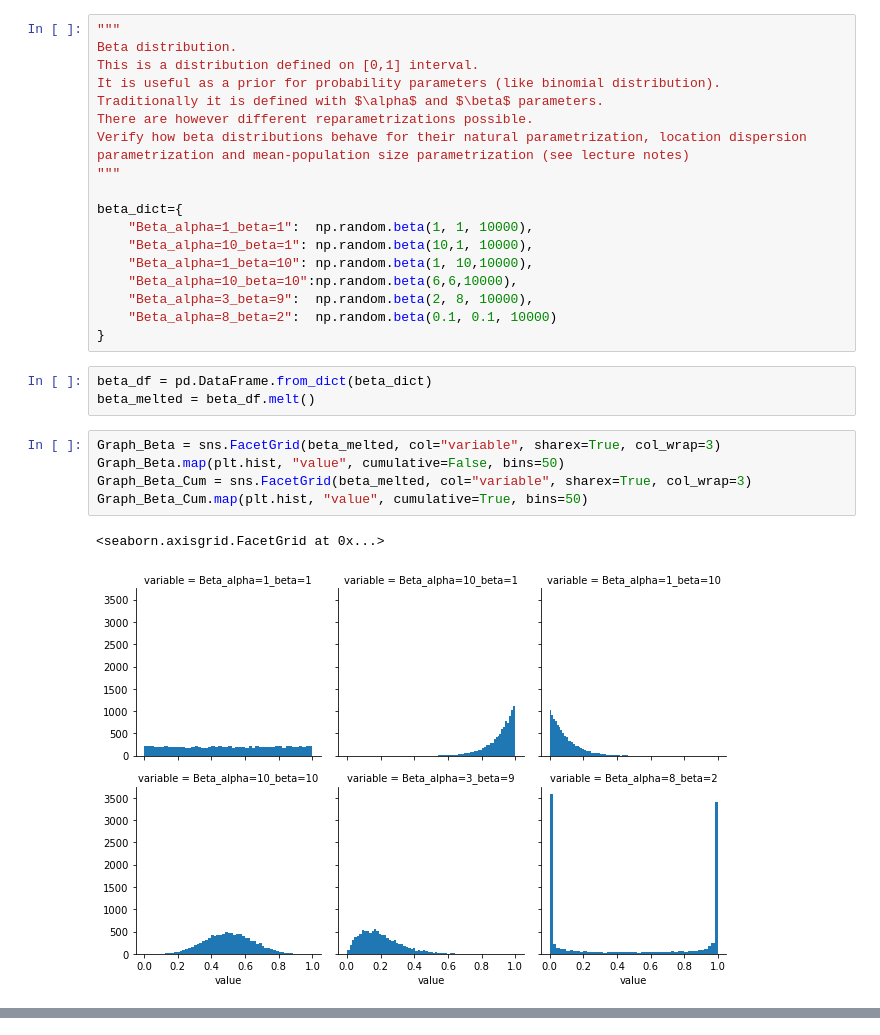
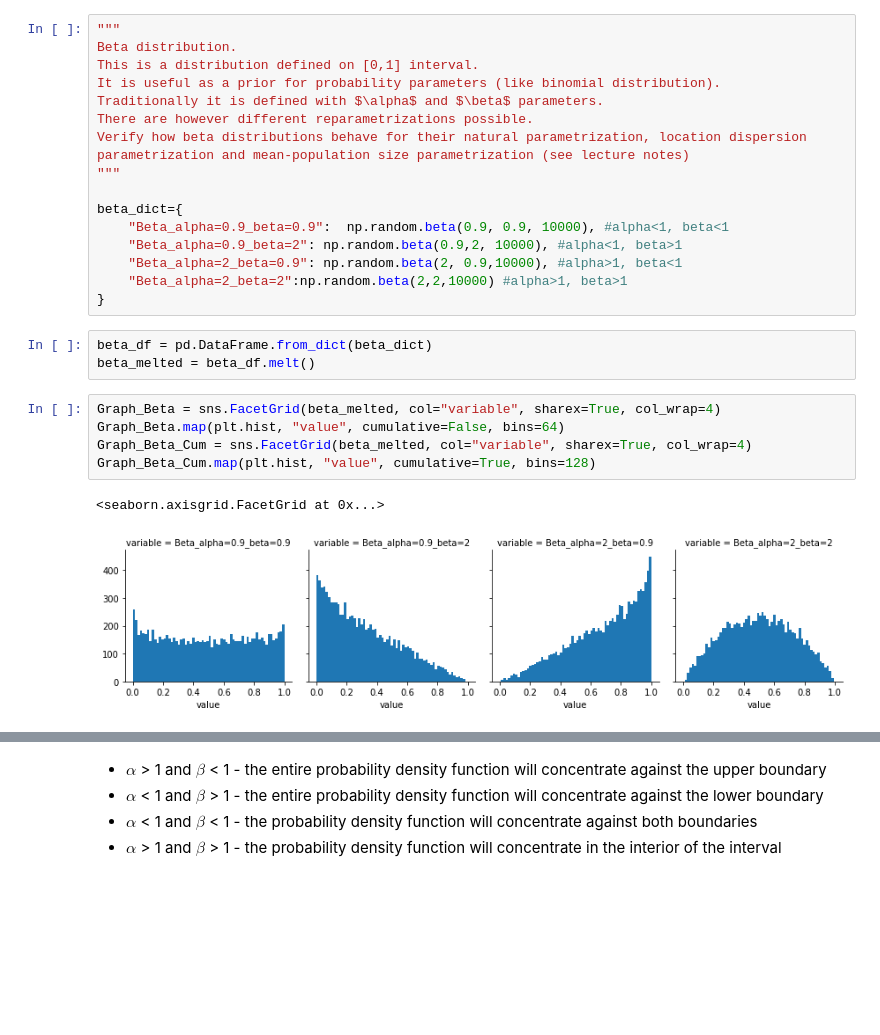
Before and after one commit to hmilanowski/CPS_DA, a Jupyter notebook: Lab_02.ipynb, the cells around one changed output, grey strips where cells are left out. Drawn from its saved outputs; the diff is of its cells as text; blank space fills up the shorter version.

```diff
--- a/Lab_02.ipynb
+++ b/Lab_02.ipynb
@@ -105,21 +104,19 @@ Verify how beta distributions behave for their natural parametrization, location
 """
 
 beta_dict={
-    "Beta_alpha=1_beta=1":  np.random.beta(1, 1, 10000),
-    "Beta_alpha=10_beta=1": np.random.beta(10,1, 10000),
-    "Beta_alpha=1_beta=10": np.random.beta(1, 10,10000),
-    "Beta_alpha=10_beta=10":np.random.beta(6,6,10000),
-    "Beta_alpha=3_beta=9":  np.random.beta(2, 8, 10000),
-    "Beta_alpha=8_beta=2":  np.random.beta(0.1, 0.1, 10000)
+    "Beta_alpha=0.9_beta=0.9":  np.random.beta(0.9, 0.9, 10000), #alpha<1, beta<1
+    "Beta_alpha=0.9_beta=2": np.random.beta(0.9,2, 10000), #alpha<1, beta>1
+    "Beta_alpha=2_beta=0.9": np.random.beta(2, 0.9,10000), #alpha>1, beta<1
+    "Beta_alpha=2_beta=2":np.random.beta(2,2,10000) #alpha>1, beta>1
 }
 # %%
 beta_df = pd.DataFrame.from_dict(beta_dict)
 beta_melted = beta_df.melt()
 # %%
-Graph_Beta = sns.FacetGrid(beta_melted, col="variable", sharex=True, col_wrap=3)
-Graph_Beta.map(plt.hist, "value", cumulative=False, bins=50)
-Graph_Beta_Cum = sns.FacetGrid(beta_melted, col="variable", sharex=True, col_wrap=3)
-Graph_Beta_Cum.map(plt.hist, "value", cumulative=True, bins=50)
+Graph_Beta = sns.FacetGrid(beta_melted, col="variable", sharex=True, col_wrap=4)
+Graph_Beta.map(plt.hist, "value", cumulative=False, bins=64)
+Graph_Beta_Cum = sns.FacetGrid(beta_melted, col="variable", sharex=True, col_wrap=4)
+Graph_Beta_Cum.map(plt.hist, "value", cumulative=True, bins=128)
 # %% [output]
 <seaborn.axisgrid.FacetGrid at 0x...>
-[figure, old version]
+[figure, new version]
@@ -127,3 +124,8 @@ Graph_Beta_Cum.map(plt.hist, "value", cumulative=True, bins=50)
+# %% [markdown]
+-  $\alpha$ > 1 and $\beta$ < 1 - the entire probability density function will concentrate against the upper boundary
+-  $\alpha$ < 1 and $\beta$ > 1 - the entire probability density function will concentrate against the lower boundary
+-  $\alpha$ < 1 and $\beta$ < 1 - the probability density function will concentrate against both boundaries
+-  $\alpha$ > 1 and $\beta$ > 1 - the probability density function will concentrate in the interior of the interval
 # %%
 """
 Log-normal distribution.
```
Also changed, not shown: parts of 21 cells of this notebook, 1 other file.
